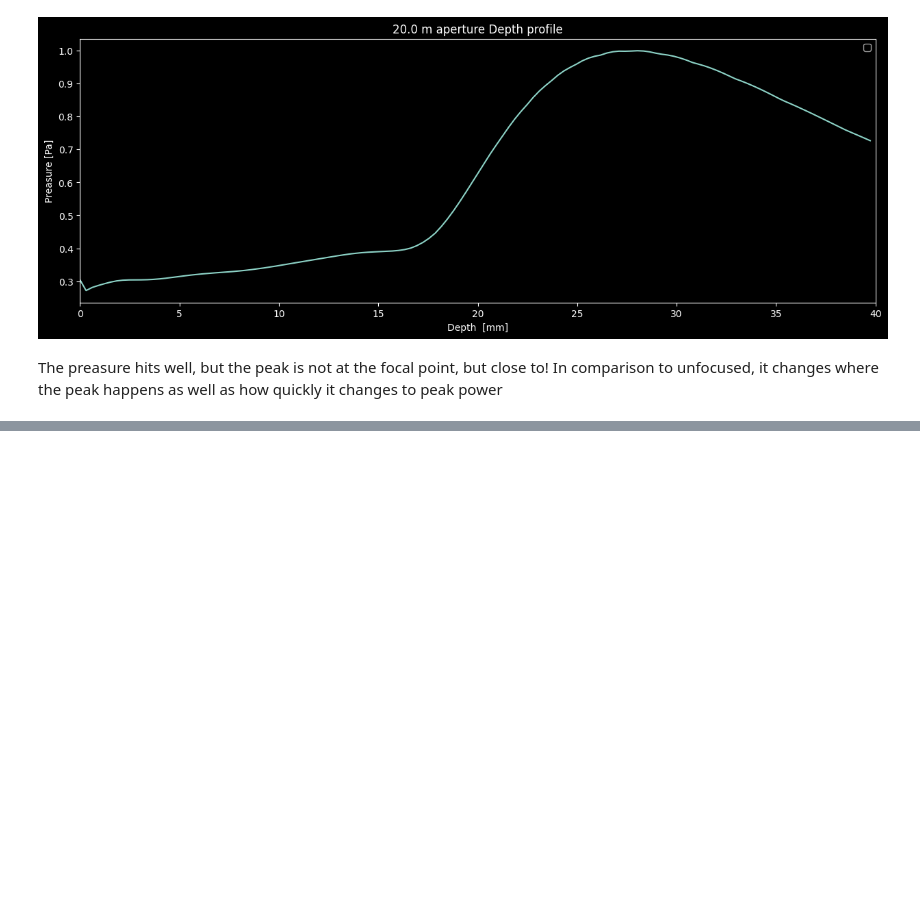
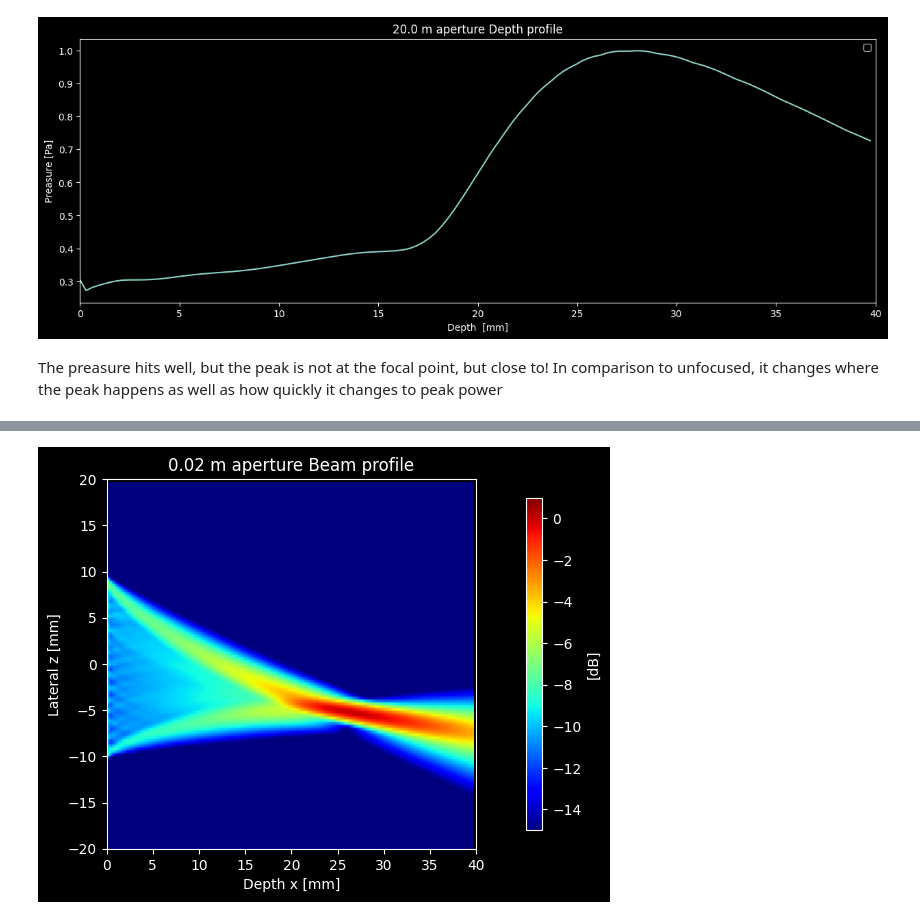
Before and after one commit to magnusgogstad/MEDT4165_ovinger, a Jupyter notebook: Exercise_5.ipynb, the cells around one changed output, grey strips where cells are left out. Saved outputs shown, nothing was run; the diff lists cells and outputs as text; code cells hidden in the pictures; blank space fills up the shorter version.

```diff
--- a/Exercise_5.ipynb
+++ b/Exercise_5.ipynb
@@ -296,0 +380,29 @@ plt.plot(delayMap)
+# %%
+# Helper functions
+wavelength = lambda f0,c0: c0/f0
+theoretical_beam_profile = lambda x,z: np.sinc(aperture*x/wavelength(source_f0,c0)*z)
+in_dB = lambda el: 20*np.log10(np.maximum(el, 1e-18))
+# %%
+# Beam profile
+plt.style.use('dark_background')
+
+# Normalize frames based on the maximum value over all frames
+p_max = np.abs(p_max_field)
+p_max /= np.max(p_max)
+p_max_db = in_dB(p_max)
+
+cmap = 'jet'
+
+plt.figure()
+
+im1 = plt.imshow(p_max_db, cmap=cmap, vmin=-15, vmax=1, extent=extent)
+
+plt.title(f'{aperture} m aperture Beam profile')
+plt.xlabel("Depth x [mm]")
+plt.ylabel("Lateral z [mm]")
+plt.xlim(0,40)
+plt.ylim(-20,20)
+plt.colorbar(im1, pad=0.1, shrink=0.9, label="[dB]")
+plt.show()
+# %% [output]
+[figure, added]
```
Also changed, not shown: parts of 20 cells of this notebook.
